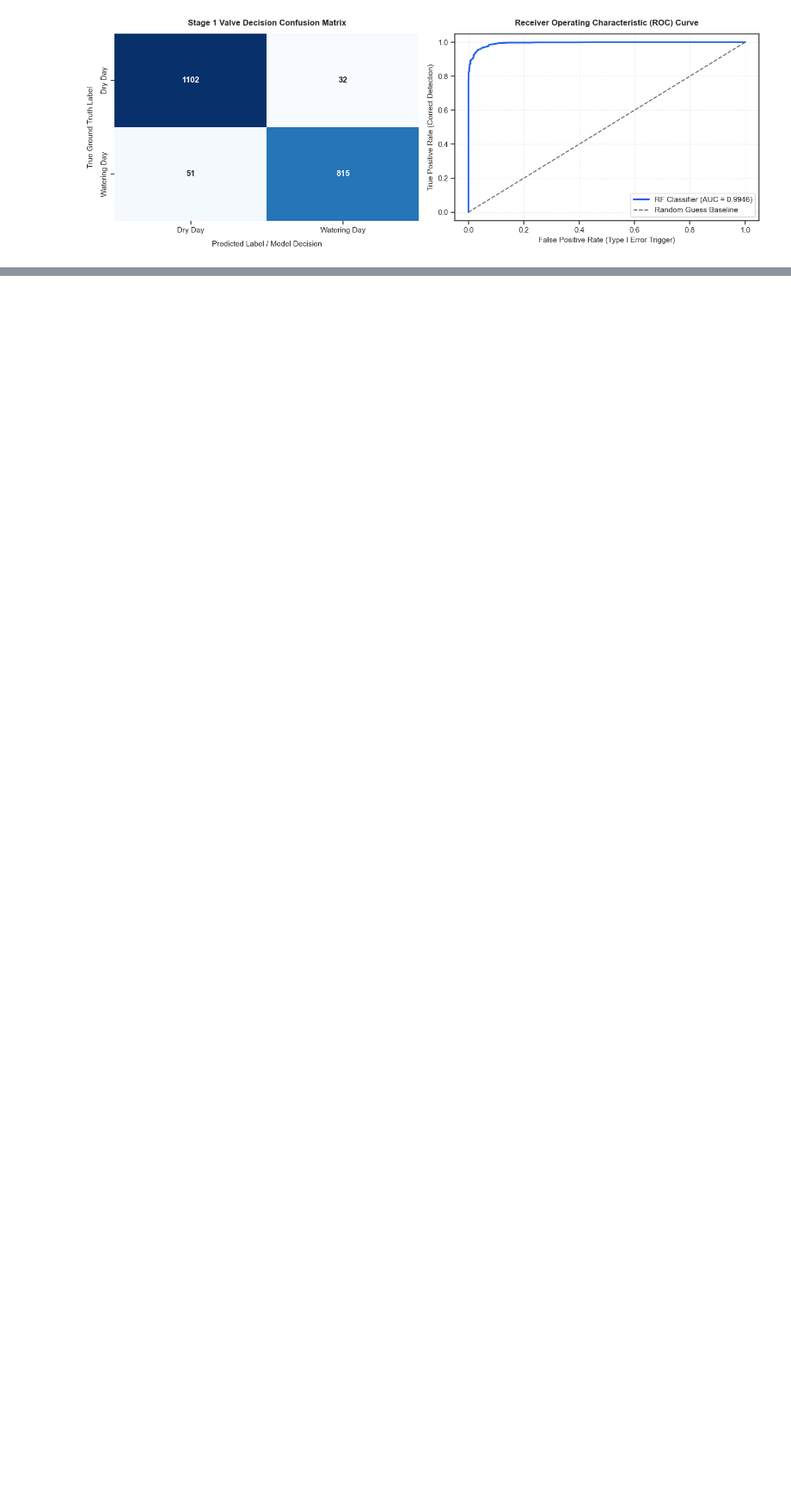
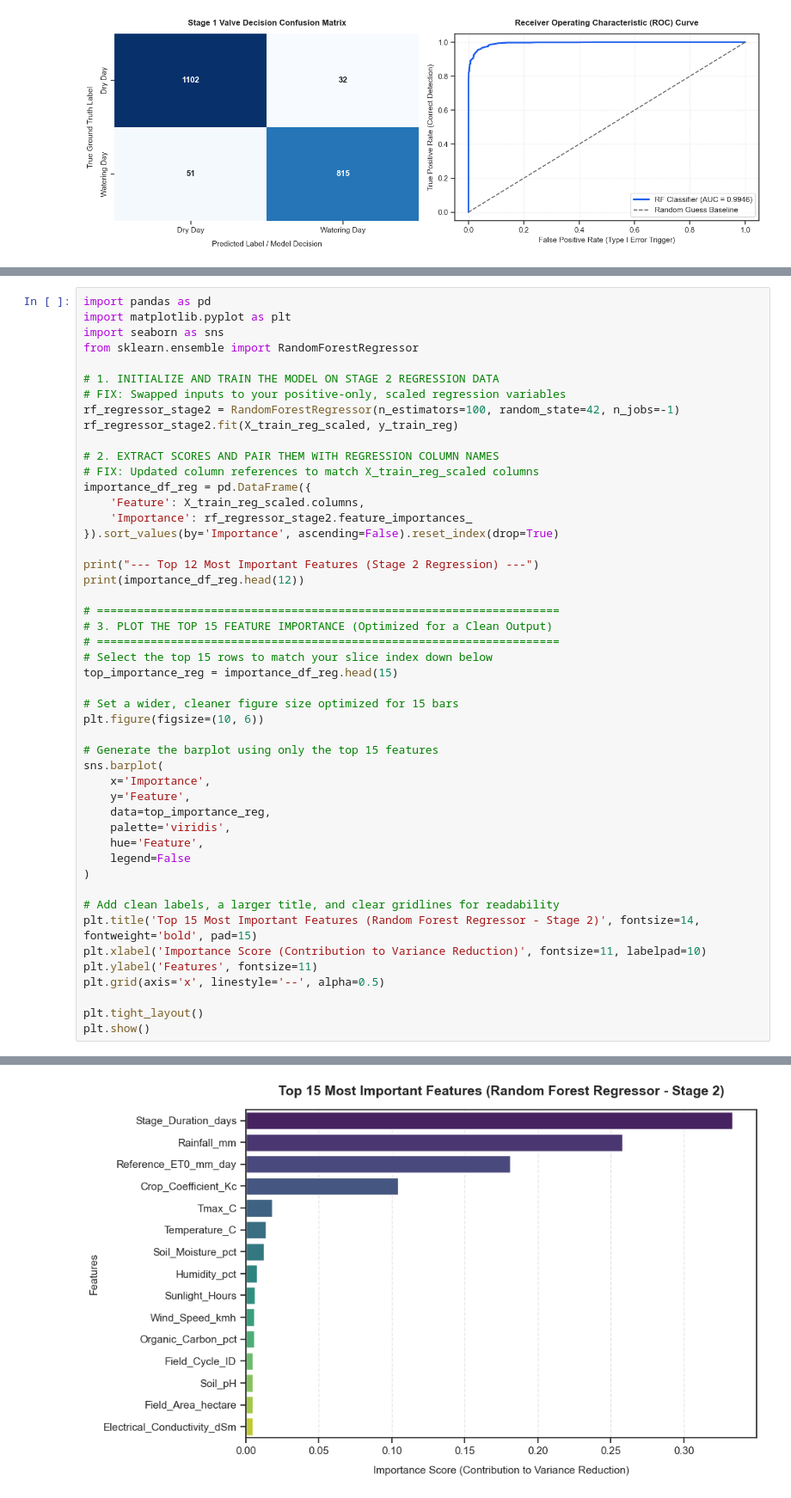
Before and after one commit to ShabeebMhd/Irrigation-water-requirement-prediction, a Jupyter notebook: Preprocessing/Final_Corrected_Irrigation water requirement prediction.ipynb, the cells around one changed output, grey strips where cells are left out. Shown at 86% size. Cells and saved outputs as stored; diff of their text form; blank space fills up the shorter version.

```diff
--- a/Preprocessing/Final_Corrected_Irrigation water requirement prediction.ipynb
+++ b/Preprocessing/Final_Corrected_Irrigation water requirement prediction.ipynb
@@ -1136,0 +1295,49 @@ Watering Day (1)       0.96      0.94      0.95       866
+# %%
+import pandas as pd
+import matplotlib.pyplot as plt
+import seaborn as sns
+from sklearn.ensemble import RandomForestRegressor
+
+# 1. INITIALIZE AND TRAIN THE MODEL ON STAGE 2 REGRESSION DATA
+# FIX: Swapped inputs to your positive-only, scaled regression variables
+rf_regressor_stage2 = RandomForestRegressor(n_estimators=100, random_state=42, n_jobs=-1)
+rf_regressor_stage2.fit(X_train_reg_scaled, y_train_reg)
+
+# 2. EXTRACT SCORES AND PAIR THEM WITH REGRESSION COLUMN NAMES
+# FIX: Updated column references to match X_train_reg_scaled columns
+importance_df_reg = pd.DataFrame({
+    'Feature': X_train_reg_scaled.columns,
+    'Importance': rf_regressor_stage2.feature_importances_
+}).sort_values(by='Importance', ascending=False).reset_index(drop=True)
+
+print("--- Top 12 Most Important Features (Stage 2 Regression) ---")
+print(importance_df_reg.head(12))
+
+# =====================================================================
+# 3. PLOT THE TOP 15 FEATURE IMPORTANCE (Optimized for a Clean Output)
+# =====================================================================
+# Select the top 15 rows to match your slice index down below
+top_importance_reg = importance_df_reg.head(15)
+
+# Set a wider, cleaner figure size optimized for 15 bars
+plt.figure(figsize=(10, 6))
+
+# Generate the barplot using only the top 15 features
+sns.barplot(
+    x='Importance',
+    y='Feature',
+    data=top_importance_reg,
+    palette='viridis',
+    hue='Feature',
+    legend=False
+)
+
+# Add clean labels, a larger title, and clear gridlines for readability
+plt.title('Top 15 Most Important Features (Random Forest Regressor - Stage 2)', fontsize=14, fontweight='bold', pad=15)
+plt.xlabel('Importance Score (Contribution to Variance Reduction)', fontsize=11, labelpad=10)
+plt.ylabel('Features', fontsize=11)
+plt.grid(axis='x', linestyle='--', alpha=0.5)
+
+plt.tight_layout()
+plt.show()
+# %% [output]
@@ -1136,0 +1358 @@ Watering Day (1)       0.96      0.94      0.95       866
+[figure, added]
```
Also changed, not shown: parts of 42 cells of this notebook.
